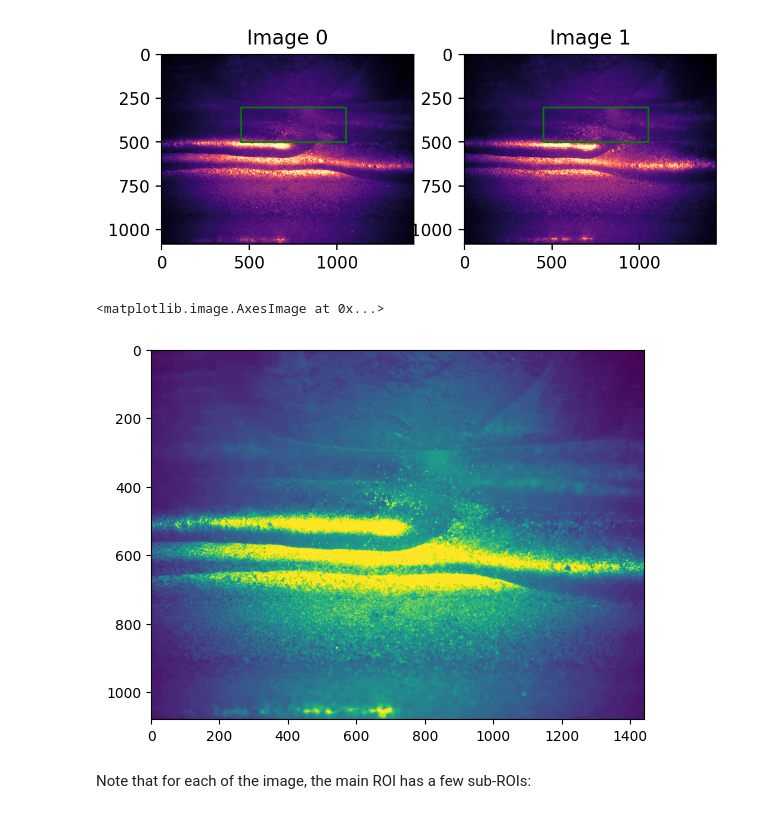
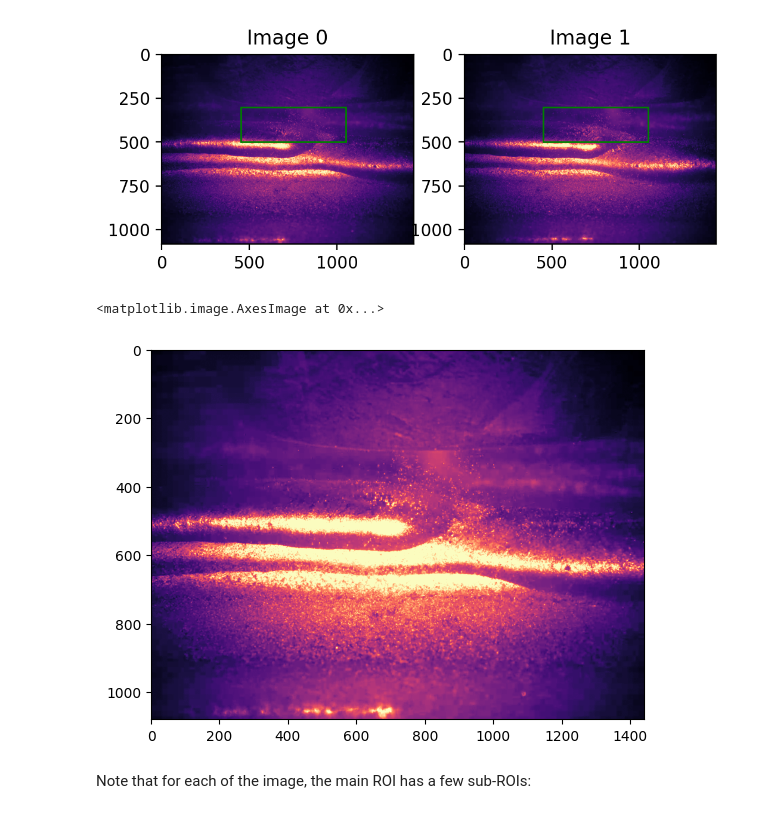
Before and after one commit to sidyea/FSCM_sid, a Jupyter notebook: How_High_Can_I_Get.ipynb, the cells around one changed output. Saved outputs shown, nothing was run; the diff lists cells and outputs as text; code cells hidden in the pictures.

```diff
--- a/How_High_Can_I_Get.ipynb
+++ b/How_High_Can_I_Get.ipynb
@@ -34,10 +34,10 @@ def remove_highlights(image, threshold=60, type=cv.THRESH_BINARY):
     _, highlights = cv.threshold(image, threshold, 255, type)
     return highlights
 # %%
-plt.imshow(remove_highlights(im1, threshold=150, type=cv.THRESH_TRUNC))
+plt.imshow(remove_highlights(im1, threshold=150, type=cv.THRESH_TRUNC), cmap='magma')
 # %% [output]
 <matplotlib.image.AxesImage at 0x...>
-[figure, old version]
+[figure, new version]
 # %% [markdown]
 Note that for each of the image, the main ROI has a few sub-ROIs:
 # %%
```
Also changed, not shown: parts of 14 cells of this notebook.
